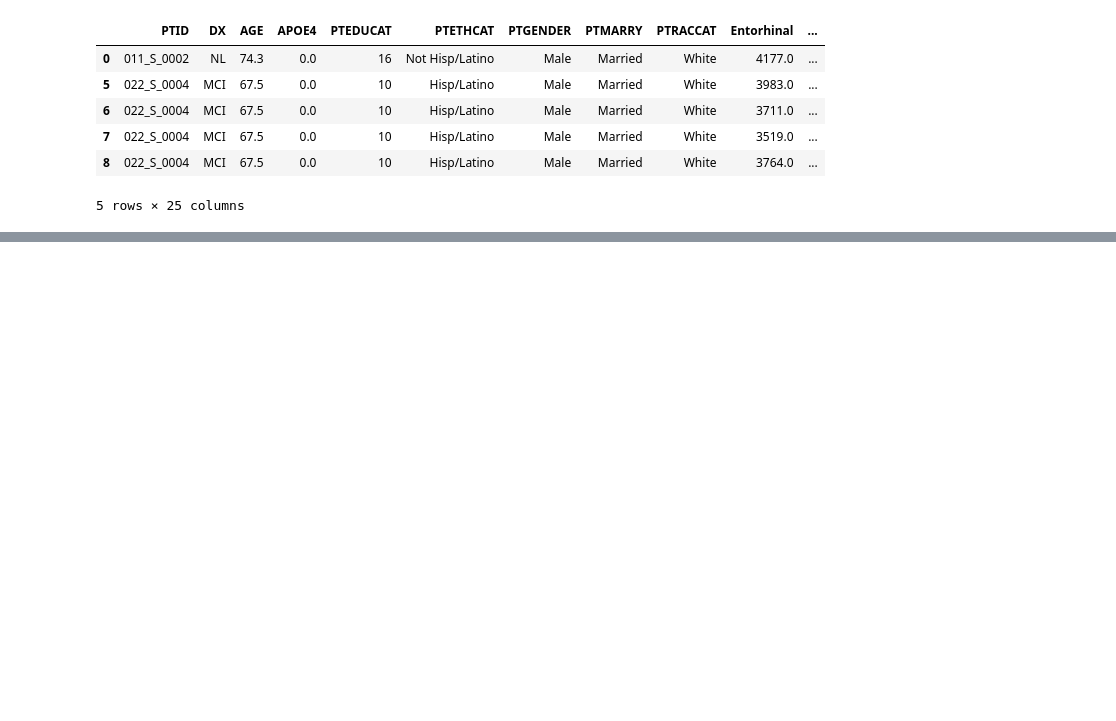
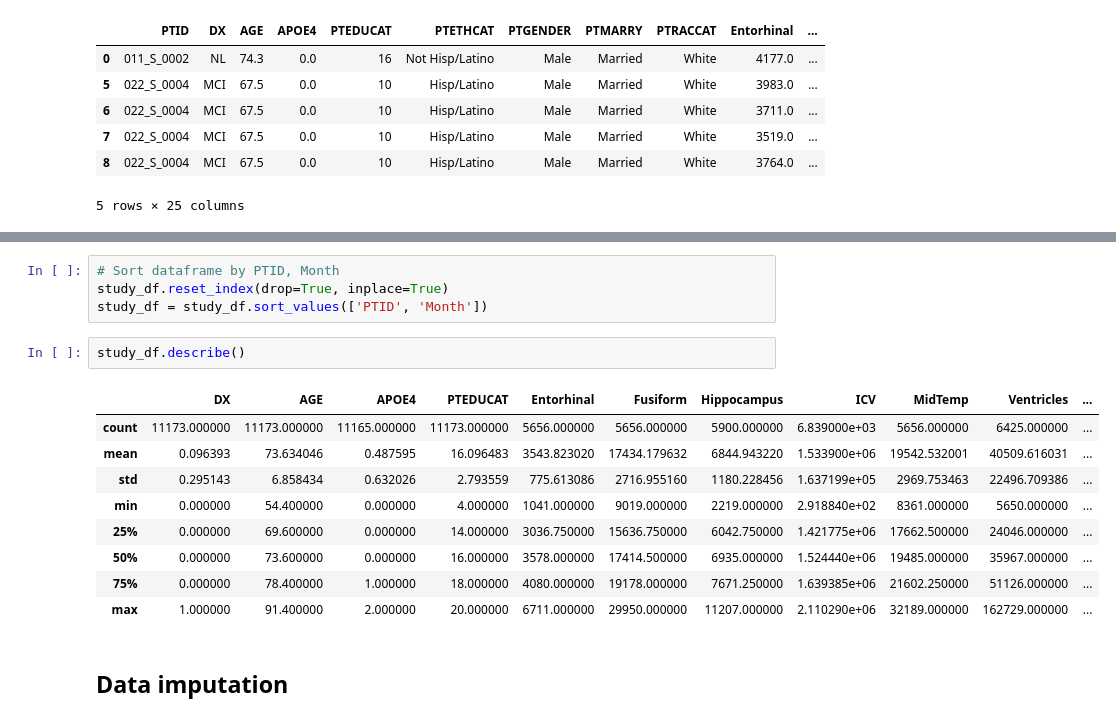
Before and after one commit to djessedirckx/mocia-research-internship, a Jupyter notebook: eda_preprocessing/Preprocessing.ipynb, the cells around one changed output, grey strips where cells are left out. Cells and saved outputs as stored; diff of their text form; blank space fills up the shorter version.

```diff
--- a/eda_preprocessing/Preprocessing.ipynb
+++ b/eda_preprocessing/Preprocessing.ipynb
@@ -108,0 +86,18 @@ study_df[study_df['PTID'] == '023_S_0042']
+# %%
+# Sort dataframe by PTID, Month
+study_df.reset_index(drop=True, inplace=True)
+study_df = study_df.sort_values(['PTID', 'Month'])
+# %%
+study_df.describe()
+# %% [output]
+|  | DX | AGE | APOE4 | PTEDUCAT | Entorhinal | Fusiform | Hippocampus | ICV | MidTemp | Ventricles | ... |
+| count | 11173.000000 | 11173.000000 | 11165.000000 | 11173.000000 | 5656.000000 | 5656.000000 | 5900.000000 | 6.839000e+03 | 5656.000000 | 6425.000000 | ... |
+| mean | 0.096393 | 73.634046 | 0.487595 | 16.096483 | 3543.823020 | 17434.179632 | 6844.943220 | 1.533900e+06 | 19542.532001 | 40509.616031 | ... |
+| std | 0.295143 | 6.858434 | 0.632026 | 2.793559 | 775.613086 | 2716.955160 | 1180.228456 | 1.637199e+05 | 2969.753463 | 22496.709386 | ... |
+| min | 0.000000 | 54.400000 | 0.000000 | 4.000000 | 1041.000000 | 9019.000000 | 2219.000000 | 2.918840e+02 | 8361.000000 | 5650.000000 | ... |
+| 25% | 0.000000 | 69.600000 | 0.000000 | 14.000000 | 3036.750000 | 15636.750000 | 6042.750000 | 1.421775e+06 | 17662.500000 | 24046.000000 | ... |
+| 50% | 0.000000 | 73.600000 | 0.000000 | 16.000000 | 3578.000000 | 17414.500000 | 6935.000000 | 1.524440e+06 | 19485.000000 | 35967.000000 | ... |
+| 75% | 0.000000 | 78.400000 | 1.000000 | 18.000000 | 4080.000000 | 19178.000000 | 7671.250000 | 1.639385e+06 | 21602.250000 | 51126.000000 | ... |
+| max | 1.000000 | 91.400000 | 2.000000 | 20.000000 | 6711.000000 | 29950.000000 | 11207.000000 | 2.110290e+06 | 32189.000000 | 162729.000000 | ... |
+# %% [markdown]
+## Data imputation
```
Also changed, not shown: parts of 19 cells of this notebook.
